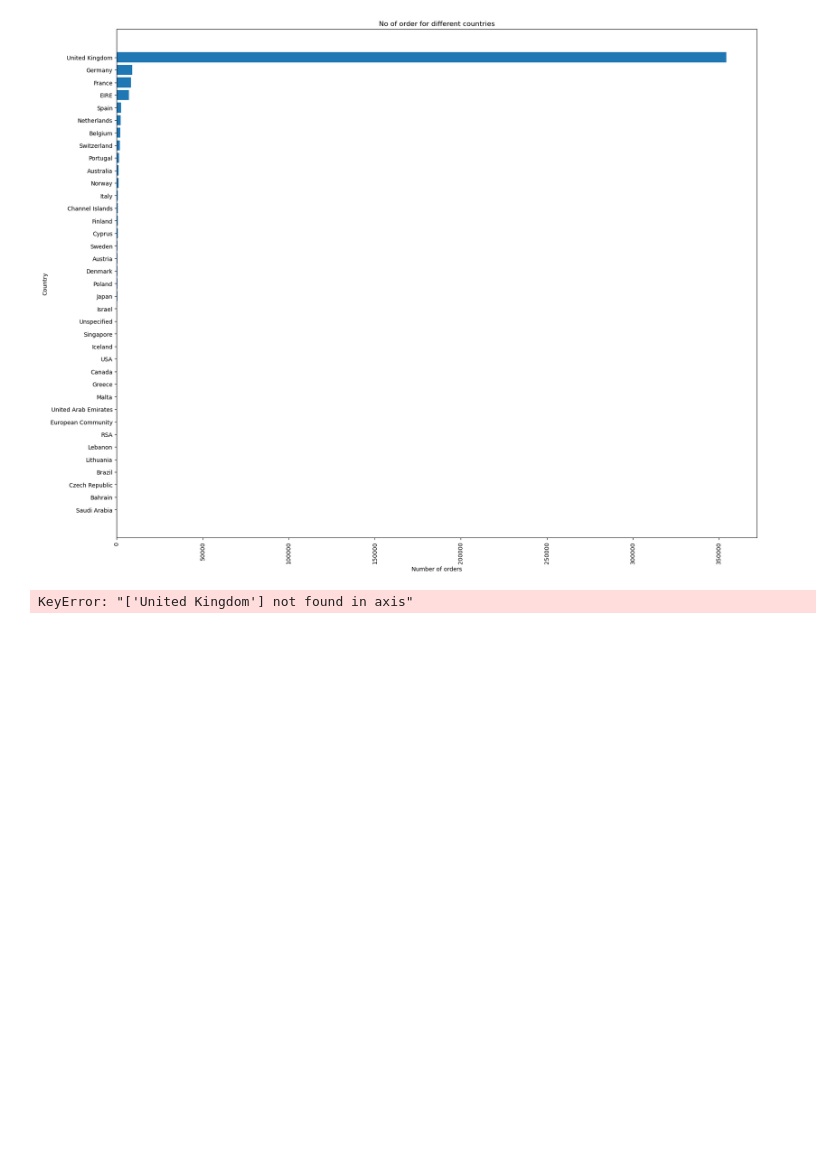
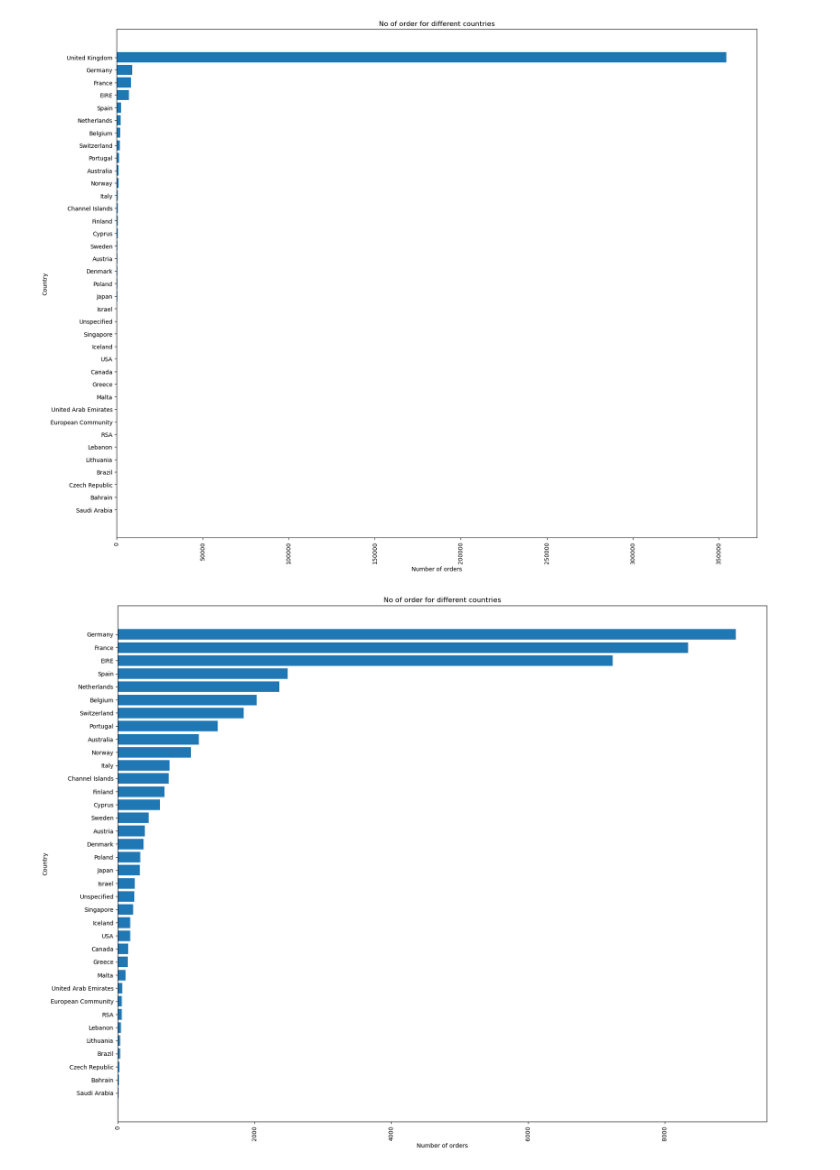
Before and after one commit to Sangyadhillo/E-Commerce-Sales-Analysis, a Jupyter notebook: EDA project on ecommerce Data.ipynb, the cells around one changed output. Cells and saved outputs as stored; diff of their text form; code cells hidden in the pictures; blank space fills up the shorter version.

```diff
--- a/EDA project on ecommerce Data.ipynb
+++ b/EDA project on ecommerce Data.ipynb
@@ -1345,15 +1345,15 @@ plt.show()
 # %%
 #after deleting united kingdom
 
 a.sort_values(by='no_of_orders',ascending=True,inplace=True)
-a.drop(35,axis=0)
+a.drop(35,axis=0,inplace=True)
 
 plt.subplots(figsize=(20,16))
 plt.xticks(rotation=90)
 plt.barh(a.country,a.no_of_orders)
 plt.xlabel('Number of orders')
 plt.ylabel('Country')
 plt.title('No of order for different countries')
 plt.show()
 # %% [output]
-KeyError: "['United Kingdom'] not found in axis"
+[figure, added]
```
